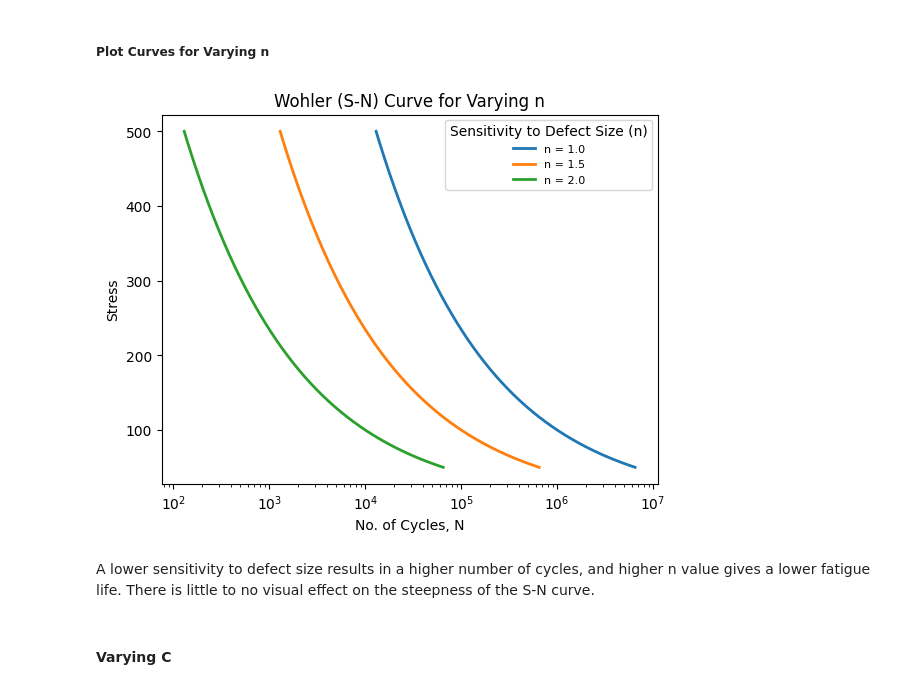
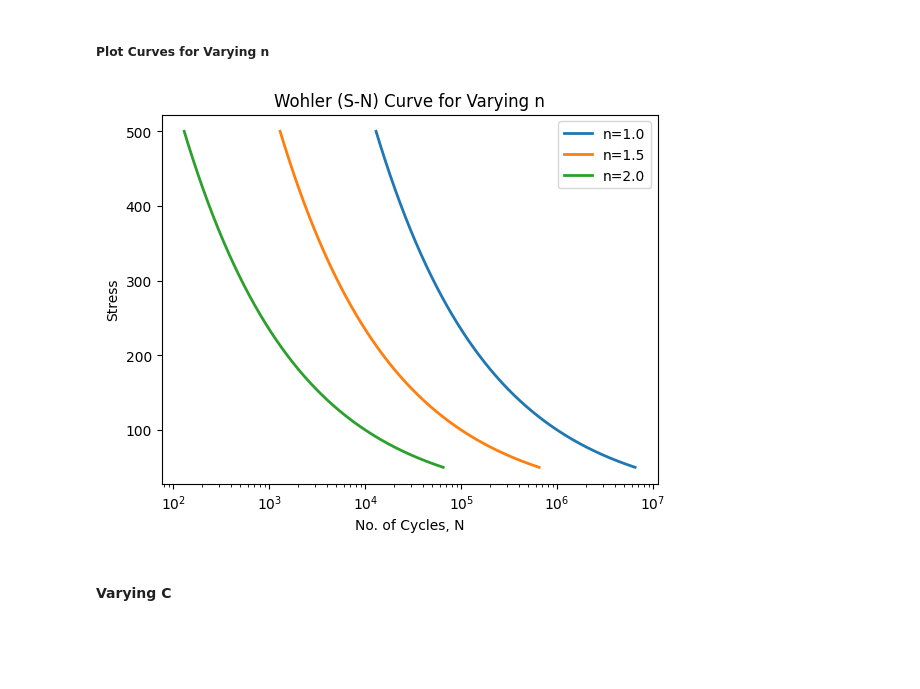
Before and after one commit to jessk816/pinn, a Jupyter notebook: models/deterministic.ipynb, the cells around one changed output. Drawn from its saved outputs; the diff is of its cells as text; code cells hidden in the pictures; blank space fills up the shorter version.

```diff
--- a/models/deterministic.ipynb
+++ b/models/deterministic.ipynb
@@ -202,27 +187,26 @@ for n_i in n_vary:
 # %%
 # calculate fatigue life, N, for each n
 for n_i in n_vary:
     N = fatigue_life(stress_vary,       # varying stress amplitude, S, [MPa]
                      A_fixed,
                      C, m, n_i)
     plt.plot(N, stress_vary,
              linewidth=2,
              markersize=12,
-             label=f'n = {n_i}')
+             label=f'n={n_i}')
 
 # axis labels
 plt.title('Wohler (S-N) Curve for Varying n')
 plt.xlabel('No. of Cycles, N')
 plt.ylabel('Stress')
 
 plt.xscale('log')
-plt.legend(title='Sensitivity to Defect Size (n)', fontsize=8, loc='upper right')
+
+plt.legend()
+
 plt.show()
 # %% [output]
-[figure, old version]
+[figure, new version]
-# %% [markdown]
-A lower sensitivity to defect size results in a higher number of cycles, and higher n value gives a lower fatigue life.
-There is little to no visual effect on the steepness of the S-N curve.
 # %% [markdown]
 #### Varying C
 # %%
```
Also changed, not shown: parts of 16 cells of this notebook.
